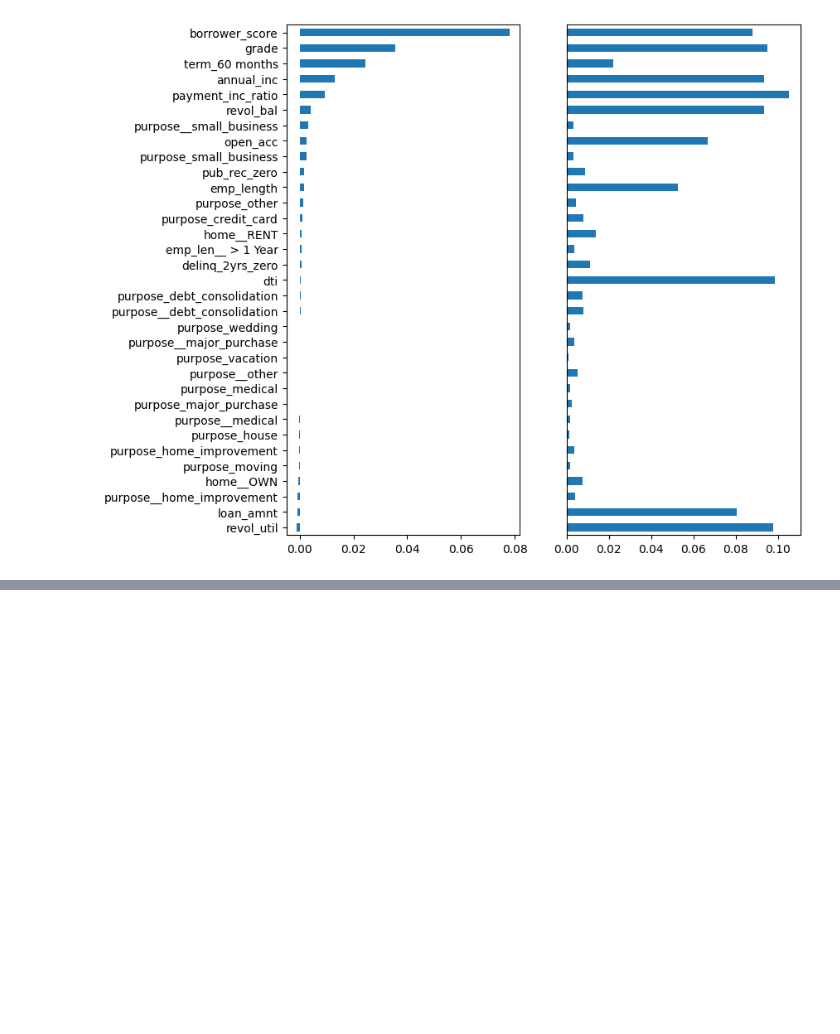
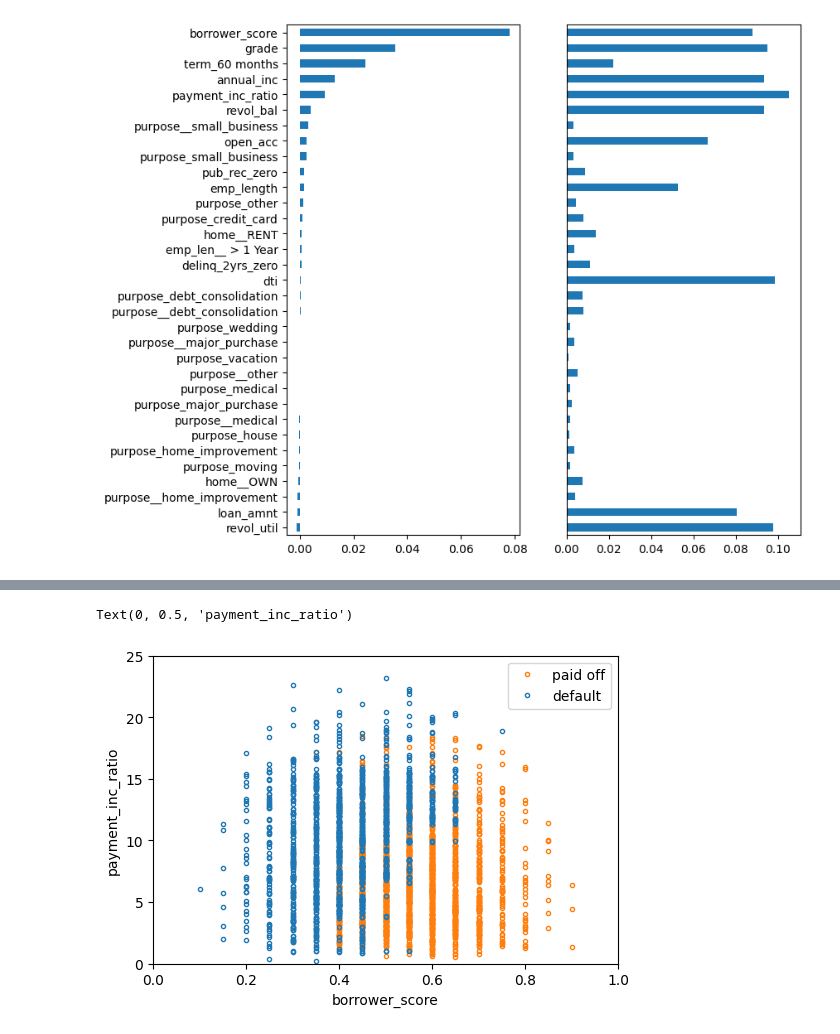
Before and after one commit to ChiragBangera/Practical-Stats, a Jupyter notebook: chapter_6.ipynb, the cells around one changed output, grey strips where cells are left out. Drawn from its saved outputs; the diff is of its cells as text; code cells hidden in the pictures; blank space fills up the shorter version.

```diff
--- a/chapter_6.ipynb
+++ b/chapter_6.ipynb
@@ -273,3 +262,20 @@ ax.set_ylabel('')
 ax.get_yaxis().set_visible(False)
 # %% [output]
 [figure]
+# %%
+predictors = ['borrower_score', 'payment_inc_ratio']
+outcome = 'outcome'
+
+le = LabelEncoder()
+
+X = loan3000[predictors]
+y = le.fit_transform(loan3000[outcome])
+
+xgb = XGBClassifier(base_score=0.5, booster='gbtree', colsample_bylevel=1,
+colsample_bynode=1, colsample_bytree=1, gamma=0, learning_rate=0.1,
+max_delta_step=0, max_depth=3, min_child_weight=1, missing=np.nan,
+n_estimators=100, n_jobs=1, nthread=None, objective='binary:logistic',
+random_state=0, reg_alpha=0, reg_lambda=1, scale_pos_weight=1, seed=None,
+silent=None, subsample=0.63, verbosity=1)
+
+xgb.fit(X,y)
@@ -275,0 +293,25 @@ ax.get_yaxis().set_visible(False)
+# %%
+#vizualizing the results
+xgb_df = X.copy()
+xgb_df['predictions'] = xgb.predict(X)
+xgb_df['predictions'] =np.select([xgb_df.predictions == 1,xgb_df.predictions == 0],['paid off','default'])
+
+fig,ax = plt.subplots(figsize=(6,4))
+
+xgb_df.loc[xgb_df.predictions == 'paid off'].plot(
+    x = 'borrower_score',y='payment_inc_ratio',style = '.',
+    markerfacecolor = 'none',markeredgecolor='C1',ax=ax
+)
+xgb_df.loc[xgb_df.predictions == 'default'].plot(
+    x = 'borrower_score',y='payment_inc_ratio',style = '.',
+    markerfacecolor = 'none',markeredgecolor='C0',ax=ax
+)
+
+ax.legend(['paid off','default'])
+ax.set_xlim(0,1)
+ax.set_ylim(0,25)
+ax.set_xlabel('borrower_score')
+ax.set_ylabel('payment_inc_ratio')
+# %% [output]
+Text(0, 0.5, 'payment_inc_ratio')
+[figure, added]
```
Also changed, not shown: parts of 7 cells of this notebook.
